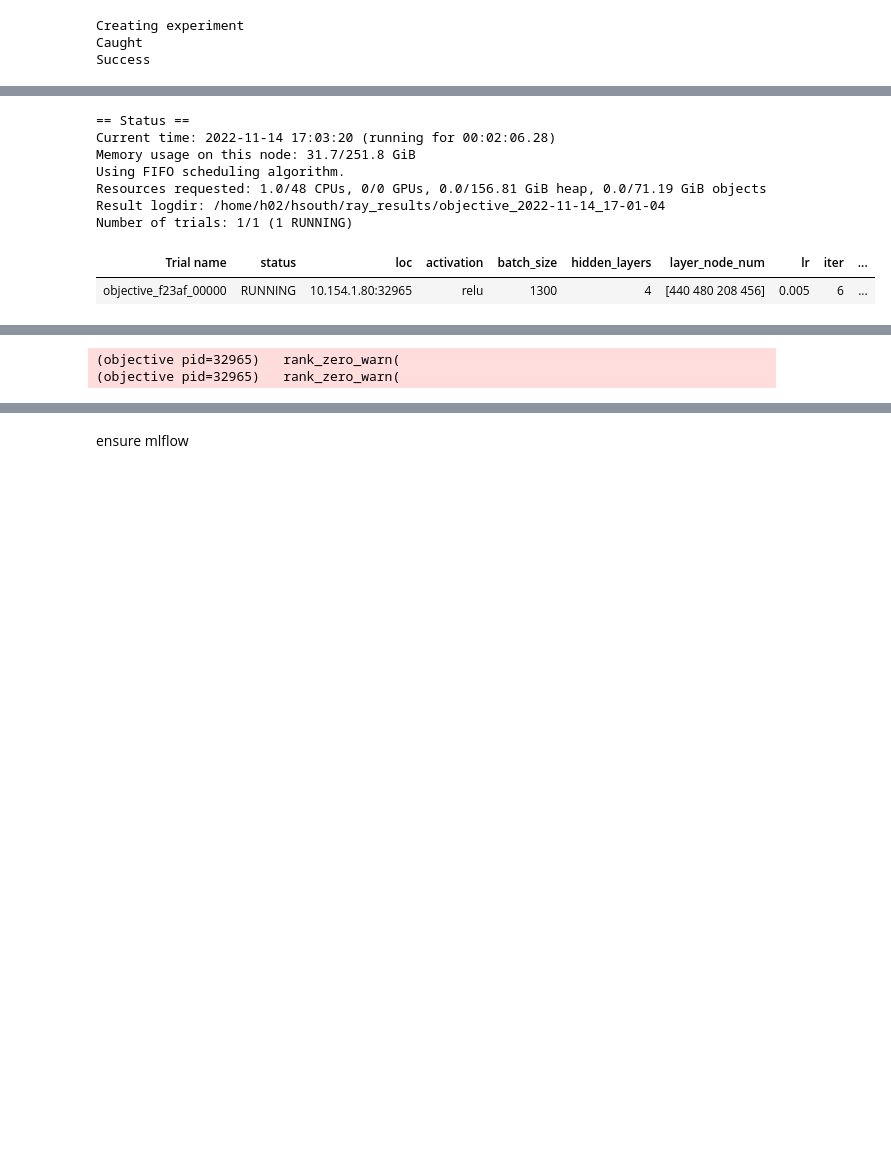
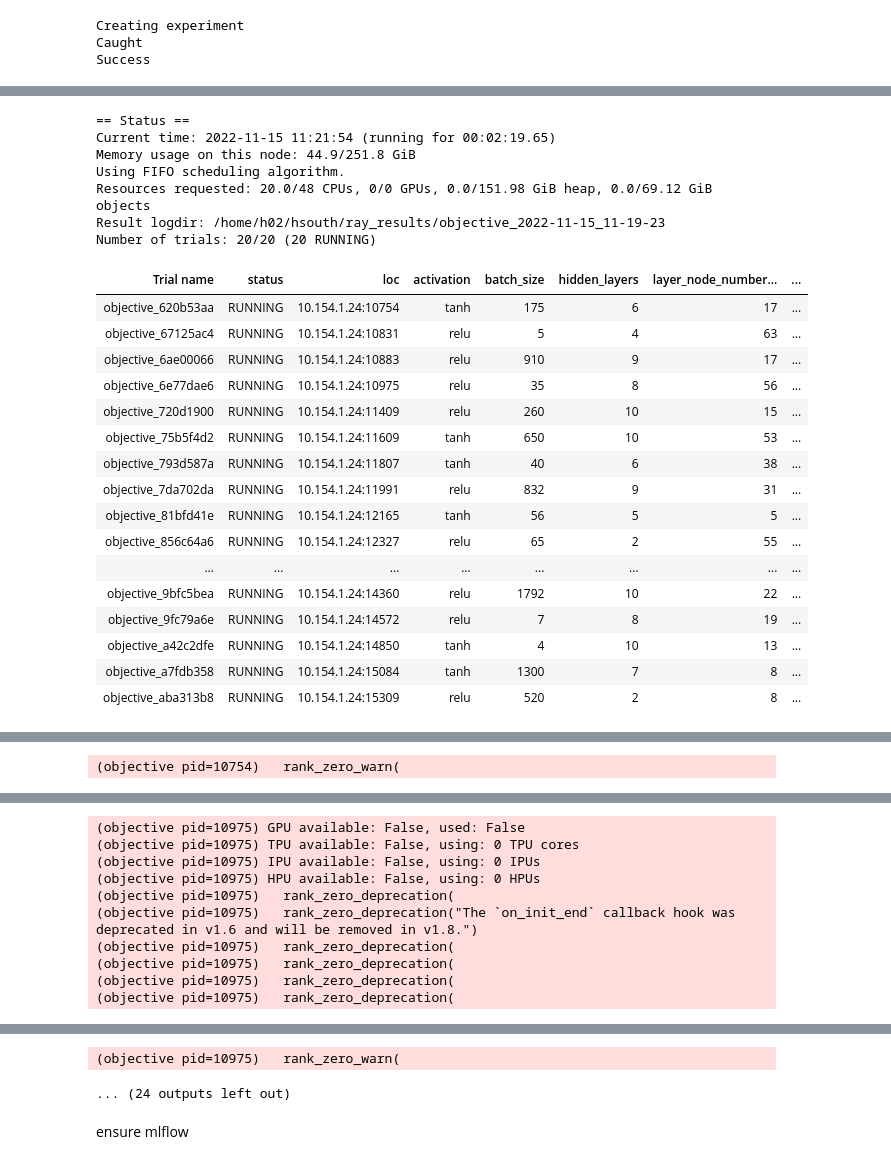
Before and after one commit to MetOffice/data_science_cop, a Jupyter notebook: challenges/2021_cloud_base_height/04_optuna_tuning.ipynb, the cells around one changed output, grey strips where cells are left out. Saved outputs shown, nothing was run; the diff lists cells and outputs as text; code cells hidden in the pictures; blank space fills up the shorter version.

```diff
--- a/challenges/2021_cloud_base_height/04_optuna_tuning.ipynb
+++ b/challenges/2021_cloud_base_height/04_optuna_tuning.ipynb
@@ -189,9 +196,17 @@ def objective(ray_config):
         method=dataset_method,
     )
     #def model
+    ff_nodes_strings = []
+    for key in ray_config:
+        if key.startswith("layer_node_number_"):
+            ff_nodes_strings.append(key)
+    ff_nodes_strings = sorted(ff_nodes_strings)
+    ff_nodes = [(8*ray_config[ff_node_num]) for ff_node_num in ff_nodes_strings]
+    print(ray_config['hidden_layers'])
+    print(ff_nodes)
     model = cbh_torch_MLP.CloudBaseMLP(
         ray_config['input_size'],
-        ray_config['layer_node_num'],
+        ff_nodes,
         ray_config['output_size'],
         ray_config['hidden_layers'],
         ray_config['activation'],
@@ -220,27 +235,25 @@ def objective(ray_config):
             save_on_train_epoch_end=False,
             mode="min"
         )
-        callbacks = [checkpoint_callback, RichProgressBar(), TuneReportCallback({'val_loss_mean': 'val_loss_mean'}, on="validation_end")]
+        callbacks = [checkpoint_callback, TuneReportCallback(on="validation_end")]
         print("Finished define callbacks")
         trainer_hparams = {
             'max_epochs':ray_config['epoch'],
             'deterministic':ray_config['deterministic'],
-            'val_check_interval':10, # val every percentage of the epoch or an INT for after a number of batches
-            # 'devices':"auto",
-            # 'accelerator':"auto",
-            'max_time':ray_config['max_time'],
-            'replace_sampler_ddp':False,
-            'enable_checkpointing':True,
-            'strategy':None,
+            'val_check_interval':0.05, # val every percentage of the epoch or an INT for after a number of batches
+            'devices':"auto",
+            'accelerator':"auto",
+            # 'max_time':ray_config['max_time'],
+            # 'replace_sampler_ddp':False,
+            # 'enable_checkpointing':True,
+            # 'strategy':None,
             'callbacks':callbacks,
             'logger':mlf_logger,
         }
         print("Finished init hparams kwargs")
 
-        hparams_for_mlflow["Trainer hparams"] = trainer_hparams
-        # hparams_for_mlflow["Trainer hparams"]['callbacks'] = None # needs improvement, do not log function references, but parameters
-        mlf_logger.log_hyperparams(hparams_for_mlflow)
         print("Finished log hparams mlflow")
+        print(trainer_hparams)
         trainer = pl.Trainer(
             **trainer_hparams
         )
@@ -250,13 +263,13 @@ def objective(ray_config):
         trainer.save_checkpoint(filepath=run.info.artifact_uri + f'/post_epoch_modelchkpt_{path_to_save}')
 # %%
 searcher = OptunaSearch(metric=["val_loss_mean"], mode=["min"])
-algo = ConcurrencyLimiter(searcher, max_concurrent=int(CPU_COUNT*(3/4)))
-num_hparam_trials = 1
+algo = ConcurrencyLimiter(searcher, max_concurrent=20)#int(CPU_COUNT*(3/4)))
+num_hparam_trials = 20
 
 tuner = tune.Tuner(
     objective,
     tune_config=tune.TuneConfig(
-        # search_alg=algo,
+        search_alg=algo,
         num_samples=num_hparam_trials,
     ),
     param_space=mlp_search_space,
@@ -268,9 +282,24 @@ results = tuner.fit()
 == Status ==
-Current time: 2022-11-14 17:03:20 (running for 00:02:06.28)
-Memory usage on this node: 31.7/251.8 GiB
+Current time: 2022-11-15 11:21:54 (running for 00:02:19.65)
+Memory usage on this node: 44.9/251.8 GiB
 Using FIFO scheduling algorithm.
-Resources requested: 1.0/48 CPUs, 0/0 GPUs, 0.0/156.81 GiB heap, 0.0/71.19 GiB objects
-Result logdir: /home/h02/hsouth/ray_results/objective_2022-11-14_17-01-04
-Number of trials: 1/1 (1 RUNNING)
+Resources requested: 20.0/48 CPUs, 0/0 GPUs, 0.0/151.98 GiB heap, 0.0/69.12 GiB objects
+Result logdir: /home/h02/hsouth/ray_results/objective_2022-11-15_11-19-23
+Number of trials: 20/20 (20 RUNNING)
-| Trial name | status | loc | activation | batch_size | hidden_layers | layer_node_num | lr | iter | ... |
-| objective_f23af_00000 | RUNNING | 10.154.1.80:32965 | relu | 1300 | 4 | [440 480 208 456] | 0.005 | 6 | ... |
+| Trial name | status | loc | activation | batch_size | hidden_layers | layer_node_number... | ... |
+| objective_620b53aa | RUNNING | 10.154.1.24:10754 | tanh | 175 | 6 | 17 | ... |
+| objective_67125ac4 | RUNNING | 10.154.1.24:10831 | relu | 5 | 4 | 63 | ... |
+| objective_6ae00066 | RUNNING | 10.154.1.24:10883 | relu | 910 | 9 | 17 | ... |
+| objective_6e77dae6 | RUNNING | 10.154.1.24:10975 | relu | 35 | 8 | 56 | ... |
+| objective_720d1900 | RUNNING | 10.154.1.24:11409 | relu | 260 | 10 | 15 | ... |
+| objective_75b5f4d2 | RUNNING | 10.154.1.24:11609 | tanh | 650 | 10 | 53 | ... |
+| objective_793d587a | RUNNING | 10.154.1.24:11807 | tanh | 40 | 6 | 38 | ... |
+| objective_7da702da | RUNNING | 10.154.1.24:11991 | relu | 832 | 9 | 31 | ... |
+| objective_81bfd41e | RUNNING | 10.154.1.24:12165 | tanh | 56 | 5 | 5 | ... |
+| objective_856c64a6 | RUNNING | 10.154.1.24:12327 | relu | 65 | 2 | 55 | ... |
+| ... | ... | ... | ... | ... | ... | ... | ... |
+| objective_9bfc5bea | RUNNING | 10.154.1.24:14360 | relu | 1792 | 10 | 22 | ... |
+| objective_9fc79a6e | RUNNING | 10.154.1.24:14572 | relu | 7 | 8 | 19 | ... |
+| objective_a42c2dfe | RUNNING | 10.154.1.24:14850 | tanh | 4 | 10 | 13 | ... |
+| objective_a7fdb358 | RUNNING | 10.154.1.24:15084 | tanh | 1300 | 7 | 8 | ... |
+| objective_aba313b8 | RUNNING | 10.154.1.24:15309 | relu | 520 | 2 | 8 | ... |
@@ -308,2 +344 @@ Number of trials: 1/1 (1 RUNNING)
-(objective pid=32965)   rank_zero_warn(
-(objective pid=32965)   rank_zero_warn(
+(objective pid=10754)   rank_zero_warn(
@@ -327,0 +363,10 @@ Result for objective_f23af_00000:
+(objective pid=10975) GPU available: False, used: False
+(objective pid=10975) TPU available: False, using: 0 TPU cores
+(objective pid=10975) IPU available: False, using: 0 IPUs
+(objective pid=10975) HPU available: False, using: 0 HPUs
+(objective pid=10975)   rank_zero_deprecation(
+(objective pid=10975)   rank_zero_deprecation("The `on_init_end` callback hook was deprecated in v1.6 and will be removed in v1.8.")
+(objective pid=10975)   rank_zero_deprecation(
+(objective pid=10975)   rank_zero_deprecation(
+(objective pid=10975)   rank_zero_deprecation(
+(objective pid=10975)   rank_zero_deprecation(
@@ -328,3 +385,5 @@ Result for objective_f23af_00000:
+(objective pid=10975)   rank_zero_warn(
+... (24 outputs left out)
 # %% [markdown]
 ensure mlflow
 # %% [markdown]
```
Also changed, not shown: parts of 2 cells of this notebook, 1 other file.
